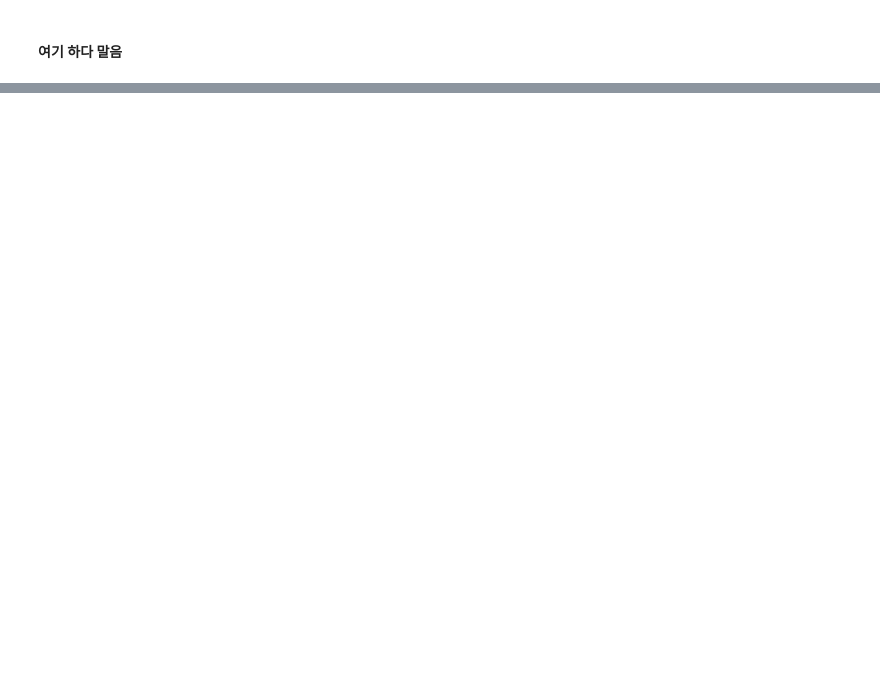
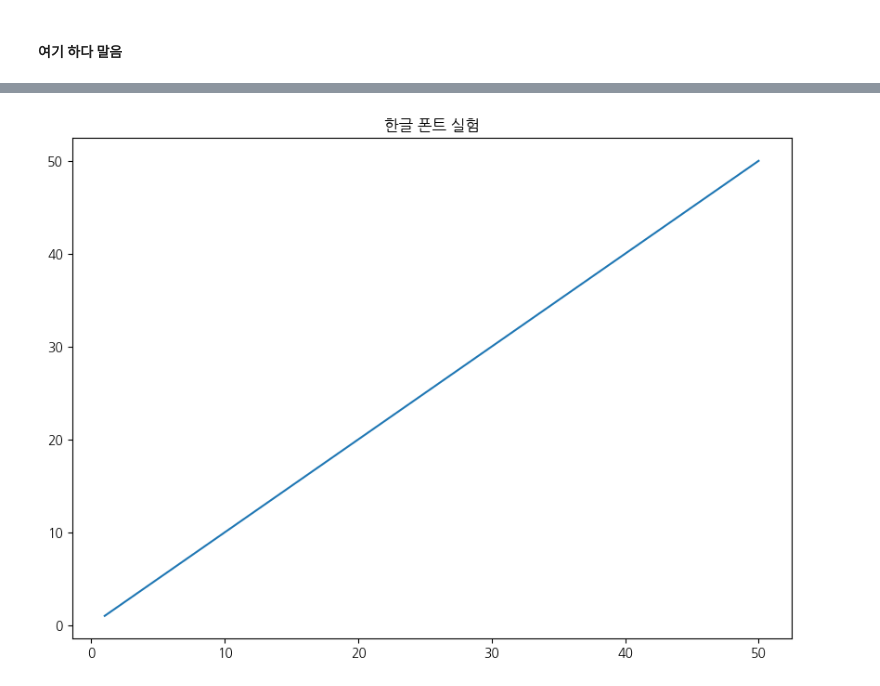
Before and after one commit to kimhyunso/coper-project, a Jupyter notebook: practice_analysis_dowon.ipynb, the cells around one changed output, grey strips where cells are left out. Saved outputs shown, nothing was run; the diff lists cells and outputs as text; code cells hidden in the pictures; blank space fills up the shorter version.

```diff
--- a/practice_analysis_dowon.ipynb
+++ b/practice_analysis_dowon.ipynb
@@ -725,0 +692,12 @@ new_df.head(7)
+# %%
+x = np.arange(1, 51)
+y = np.arange(1, 51)
+
+plt.rc('font', family='NanumGothic')
+plt.rcParams['figure.figsize'] = (10, 7)
+
+plt.plot(x, y)
+plt.title("한글 폰트 실험")
+plt.show()
+# %% [output]
+[figure, added]
```
Also changed, not shown: parts of 12 cells of this notebook, 3 other files.
